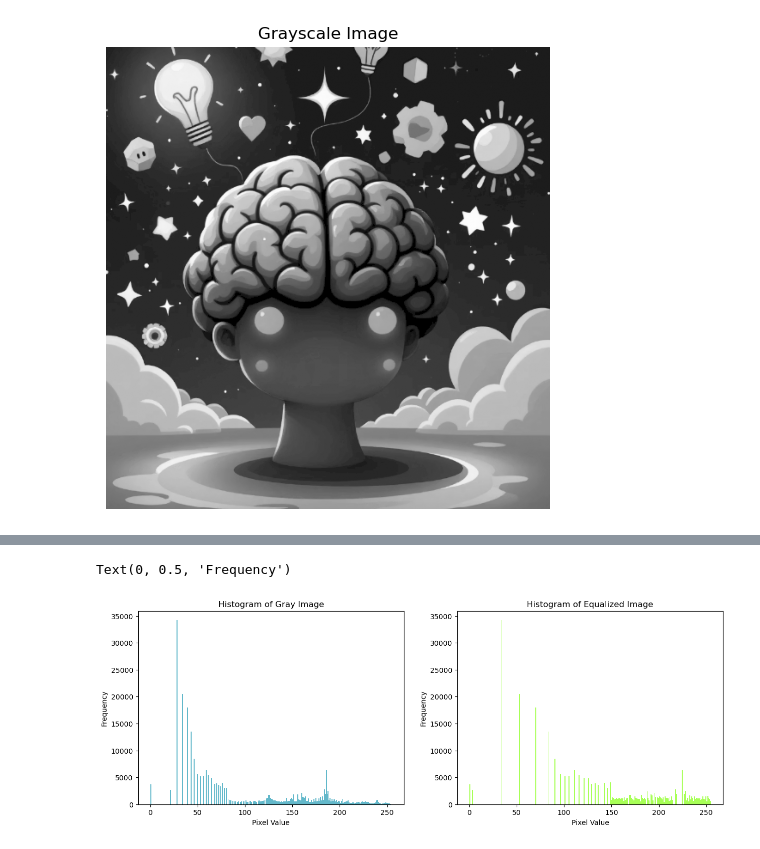
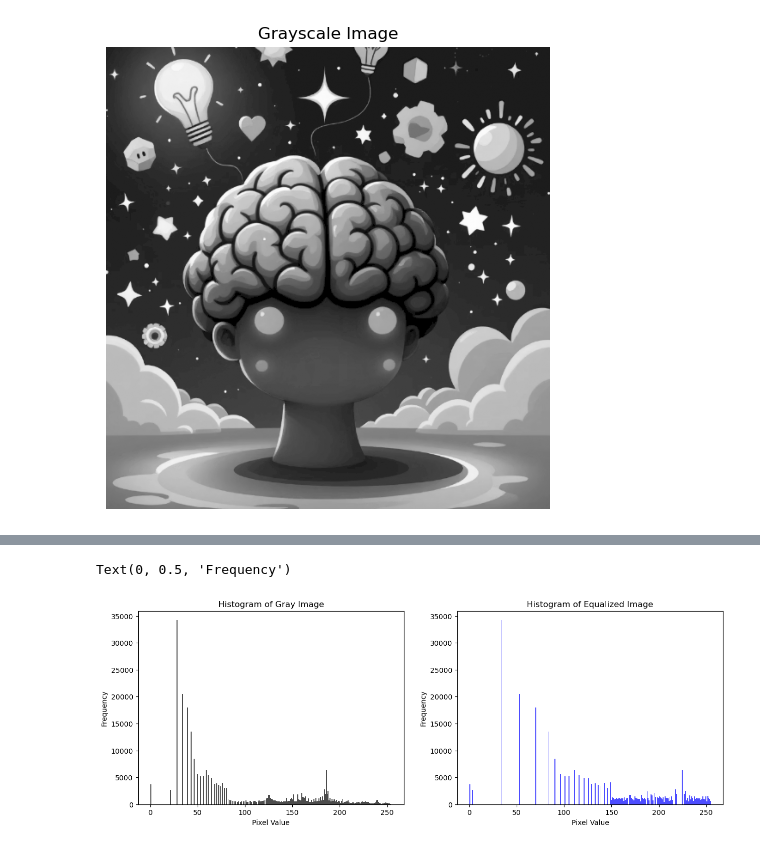
Before and after one commit to SulakshanCGhimire/sem6-learning, a Jupyter notebook: IPPR/lab5.ipynb, the cells around one changed output, grey strips where cells are left out. Drawn from its saved outputs; the diff is of its cells as text; code cells hidden in the pictures.

```diff
--- a/IPPR/lab5.ipynb
+++ b/IPPR/lab5.ipynb
@@ -47,17 +47,17 @@ plt.axis('off')
 # %%
 # Displaying the histogram of the original and equalized images
 
 plt.figure(figsize=(15, 5))
 plt.subplot(1, 2, 1)
-plt.hist(gray_img.ravel(), bins=256, color="#1f9bb43e", alpha=0.7)
+plt.hist(gray_img.ravel(), bins=256, color='black', alpha=0.7)
 plt.title("Histogram of Gray Image")
 plt.xlabel("Pixel Value")
 plt.ylabel("Frequency")
 plt.subplot(1, 2, 2)
-plt.hist(equalized_img.ravel(), bins=256, color="#82ff0ecc", alpha=0.7)
+plt.hist(equalized_img.ravel(), bins=256, color='blue', alpha=0.7)
 plt.title("Histogram of Equalized Image")
 plt.xlabel("Pixel Value")
 plt.ylabel("Frequency")
 # %% [output]
 Text(0, 0.5, 'Frequency')
-[figure, old version]
+[figure, new version]
```
Also changed, not shown: parts of 1 cell of this notebook.
